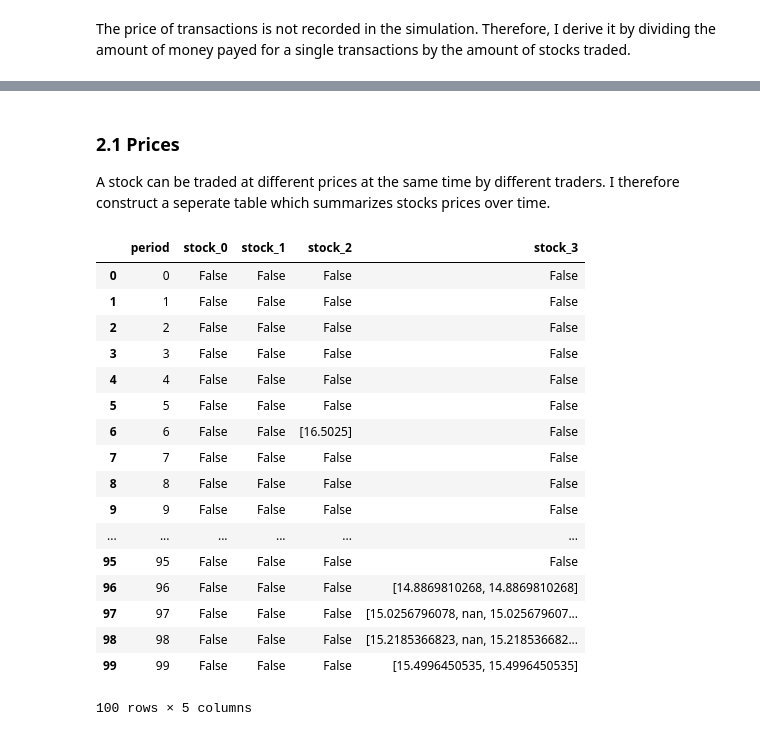
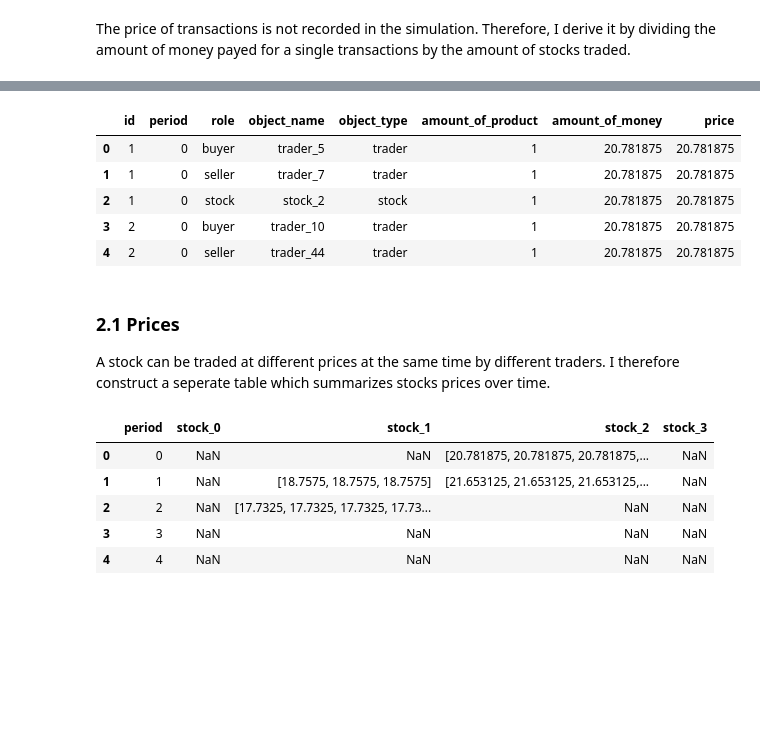
Before and after one commit to LCfP/Agent-Based-Stock-Market-Model, a Jupyter notebook: data_notebook.ipynb, the cells around one changed output, grey strips where cells are left out. Drawn from its saved outputs; the diff is of its cells as text; code cells hidden in the pictures; blank space fills up the shorter version.

```diff
--- a/data_notebook.ipynb
+++ b/data_notebook.ipynb
@@ -186,6 +159,7 @@ ax1.set_ylabel('Money', fontsize='18')
 Likewise the distribution of stocks changes as traders trade with each other.
 # %%
 def transformStringToDict(stringDict):
+    """This function inserts double quotation marks into the current dictionary string"""
     original = stringDict
     indis = [m.start() for m in re.finditer('stock_', original)]
     s = original
@@ -295,3 +263,12 @@ transactions.tail(10)
+# %%
+transactions.head()
+# %% [output]
+|  | id | period | role | object_name | object_type | amount_of_product | amount_of_money | price |
+| 0 | 1 | 0 | buyer | trader_5 | trader | 1 | 20.781875 | 20.781875 |
+| 1 | 1 | 0 | seller | trader_7 | trader | 1 | 20.781875 | 20.781875 |
+| 2 | 1 | 0 | stock | stock_2 | stock | 1 | 20.781875 | 20.781875 |
+| 3 | 2 | 0 | buyer | trader_10 | trader | 1 | 20.781875 | 20.781875 |
+| 4 | 2 | 0 | seller | trader_44 | trader | 1 | 20.781875 | 20.781875 |
 # %% [markdown]
 ### 2.1 Prices
 A stock can be traded at different prices at the same time by different traders. I therefore construct a seperate table which summarizes stocks prices over time.
@@ -308,27 +285,15 @@ for stock in transactions.query('object_type == "stock"')['object_name'].unique(
         if (not not pricesAtPeriod):
             allPrices.append(pricesAtPeriod)
         else:
-            allPrices.append(False)
+            allPrices.append(np.nan)
     stockPrices[stock] = allPrices
 # %%
 pricesOvertime = pd.DataFrame(stockPrices)
-pricesOvertime
+pricesOvertime.head()
 # %% [output]
 |  | period | stock_0 | stock_1 | stock_2 | stock_3 |
-| 0 | 0 | False | False | False | False |
-| 1 | 1 | False | False | False | False |
-| 2 | 2 | False | False | False | False |
-| 3 | 3 | False | False | False | False |
-| 4 | 4 | False | False | False | False |
-| 5 | 5 | False | False | False | False |
-| 6 | 6 | False | False | [16.5025] | False |
-| 7 | 7 | False | False | False | False |
-| 8 | 8 | False | False | False | False |
-| 9 | 9 | False | False | False | False |
-| ... | ... | ... | ... | ... | ... |
-| 95 | 95 | False | False | False | False |
-| 96 | 96 | False | False | False | [14.8869810268, 14.8869810268] |
-| 97 | 97 | False | False | False | [15.0256796078, nan, 15.025679607... |
-| 98 | 98 | False | False | False | [15.2185366823, nan, 15.218536682... |
-| 99 | 99 | False | False | False | [15.4996450535, 15.4996450535] |
+| 0 | 0 | NaN | NaN | [20.781875, 20.781875, 20.781875,... | NaN |
+| 1 | 1 | NaN | [18.7575, 18.7575, 18.7575] | [21.653125, 21.653125, 21.653125,... | NaN |
+| 2 | 2 | NaN | [17.7325, 17.7325, 17.7325, 17.73... | NaN | NaN |
+| 3 | 3 | NaN | NaN | NaN | NaN |
+| 4 | 4 | NaN | NaN | NaN | NaN |
-100 rows × 5 columns
```
Also changed, not shown: parts of 29 cells of this notebook, 1 other file.
